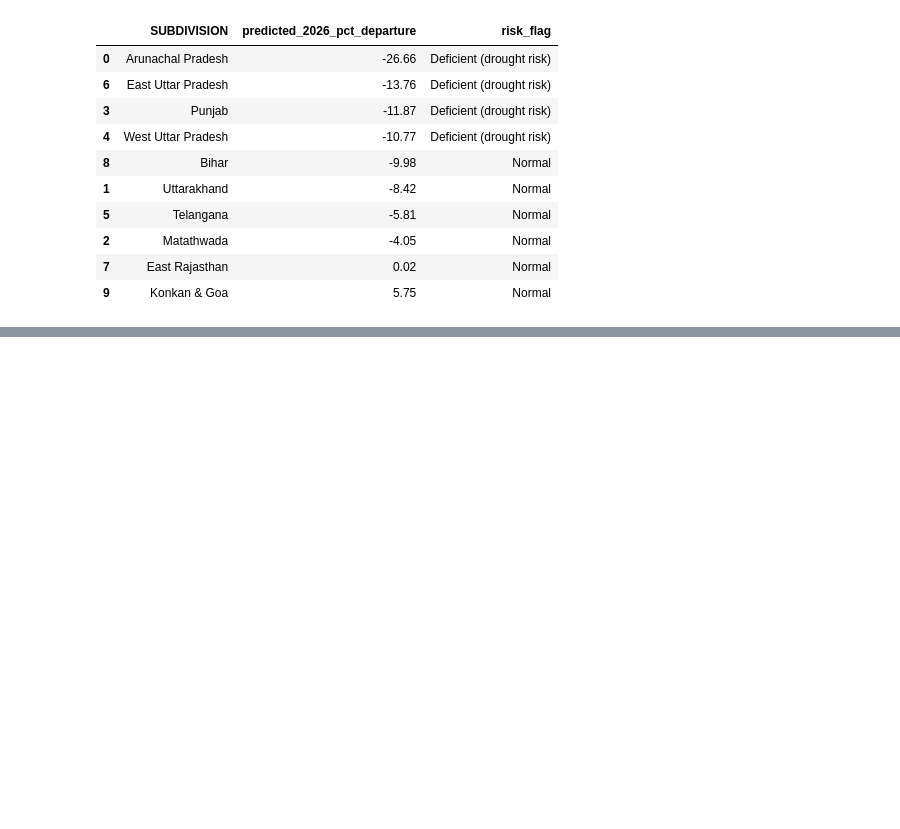
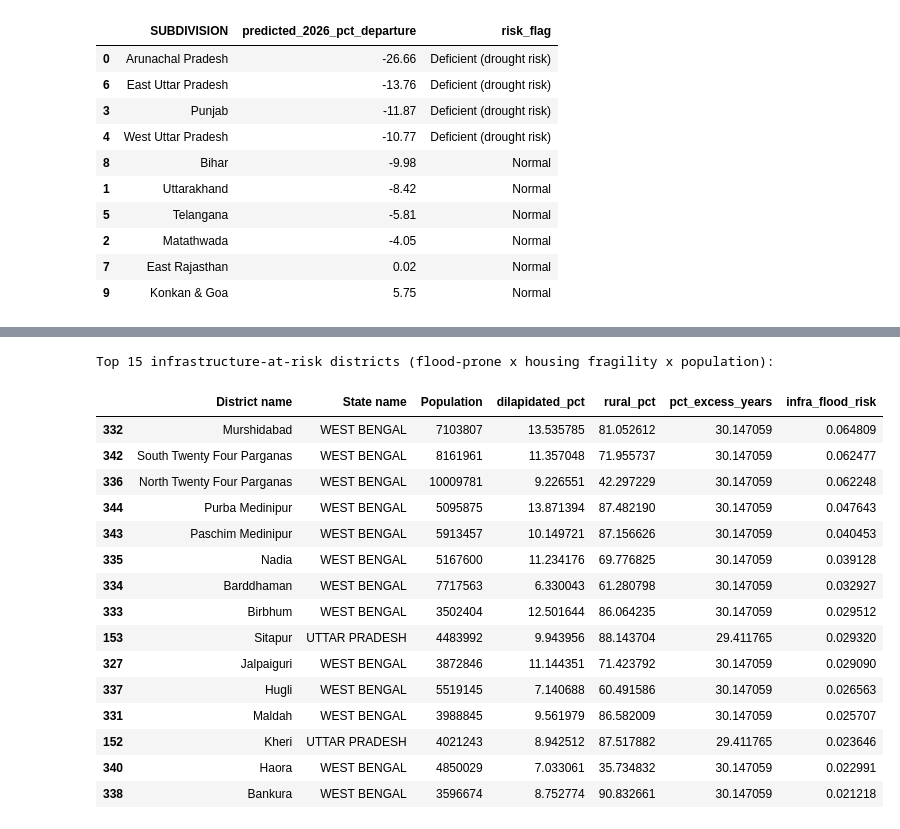
Before and after one commit to Tirumalashreya/monsoons-detection, a Jupyter notebook: notebooks/eda.ipynb, the cells around one changed output, grey strips where cells are left out. Drawn from its saved outputs; the diff is of its cells as text; code cells hidden in the pictures; blank space fills up the shorter version.

```diff
--- a/notebooks/eda.ipynb
+++ b/notebooks/eda.ipynb
@@ -504,0 +680,34 @@ forecast_2026
+# %%
+# === Infrastructure risk assessment ===
+# Proxy for infrastructure fragility: % of dilapidated housing (Census "condition
+# of census houses"), combined with flood hazard frequency and population exposure.
+# Rural % included as a transport-disruption proxy (rural areas have less resilient
+# road access during flooding).
+census["dilapidated_pct"] = census["Condition_of_occupied_census_houses_Dilapidated_Households"] / census["Households"].replace(0, np.nan) * 100
+census["rural_pct"] = census["Rural_Households"] / census["Households"].replace(0, np.nan) * 100
+census["infra_flood_risk"] = flood_norm.loc[census.index] * (census["dilapidated_pct"] / 100) * exposure_norm.loc[census.index]
+
+infrastructure_risk = census.nlargest(15, "infra_flood_risk")[
+    ["District name", "State name", "Population", "dilapidated_pct", "rural_pct", "pct_excess_years", "infra_flood_risk"]
+]
+census.to_csv("../data/processed/infrastructure_risk.csv", index=False)
+print("Top 15 infrastructure-at-risk districts (flood-prone x housing fragility x population):")
+infrastructure_risk
+# %% [output]
+Top 15 infrastructure-at-risk districts (flood-prone x housing fragility x population):
+|  | District name | State name | Population | dilapidated_pct | rural_pct | pct_excess_years | infra_flood_risk |
+| 332 | Murshidabad | WEST BENGAL | 7103807 | 13.535785 | 81.052612 | 30.147059 | 0.064809 |
+| 342 | South Twenty Four Parganas | WEST BENGAL | 8161961 | 11.357048 | 71.955737 | 30.147059 | 0.062477 |
+| 336 | North Twenty Four Parganas | WEST BENGAL | 10009781 | 9.226551 | 42.297229 | 30.147059 | 0.062248 |
+| 344 | Purba Medinipur | WEST BENGAL | 5095875 | 13.871394 | 87.482190 | 30.147059 | 0.047643 |
+| 343 | Paschim Medinipur | WEST BENGAL | 5913457 | 10.149721 | 87.156626 | 30.147059 | 0.040453 |
+| 335 | Nadia | WEST BENGAL | 5167600 | 11.234176 | 69.776825 | 30.147059 | 0.039128 |
+| 334 | Barddhaman | WEST BENGAL | 7717563 | 6.330043 | 61.280798 | 30.147059 | 0.032927 |
+| 333 | Birbhum | WEST BENGAL | 3502404 | 12.501644 | 86.064235 | 30.147059 | 0.029512 |
+| 153 | Sitapur | UTTAR PRADESH | 4483992 | 9.943956 | 88.143704 | 29.411765 | 0.029320 |
+| 327 | Jalpaiguri | WEST BENGAL | 3872846 | 11.144351 | 71.423792 | 30.147059 | 0.029090 |
+| 337 | Hugli | WEST BENGAL | 5519145 | 7.140688 | 60.491586 | 30.147059 | 0.026563 |
+| 331 | Maldah | WEST BENGAL | 3988845 | 9.561979 | 86.582009 | 30.147059 | 0.025707 |
+| 152 | Kheri | UTTAR PRADESH | 4021243 | 8.942512 | 87.517882 | 29.411765 | 0.023646 |
+| 340 | Haora | WEST BENGAL | 4850029 | 7.033061 | 35.734832 | 30.147059 | 0.022991 |
+| 338 | Bankura | WEST BENGAL | 3596674 | 8.752774 | 90.832661 | 30.147059 | 0.021218 |
```
Also changed, not shown: parts of 2 cells of this notebook, 6 other files.
